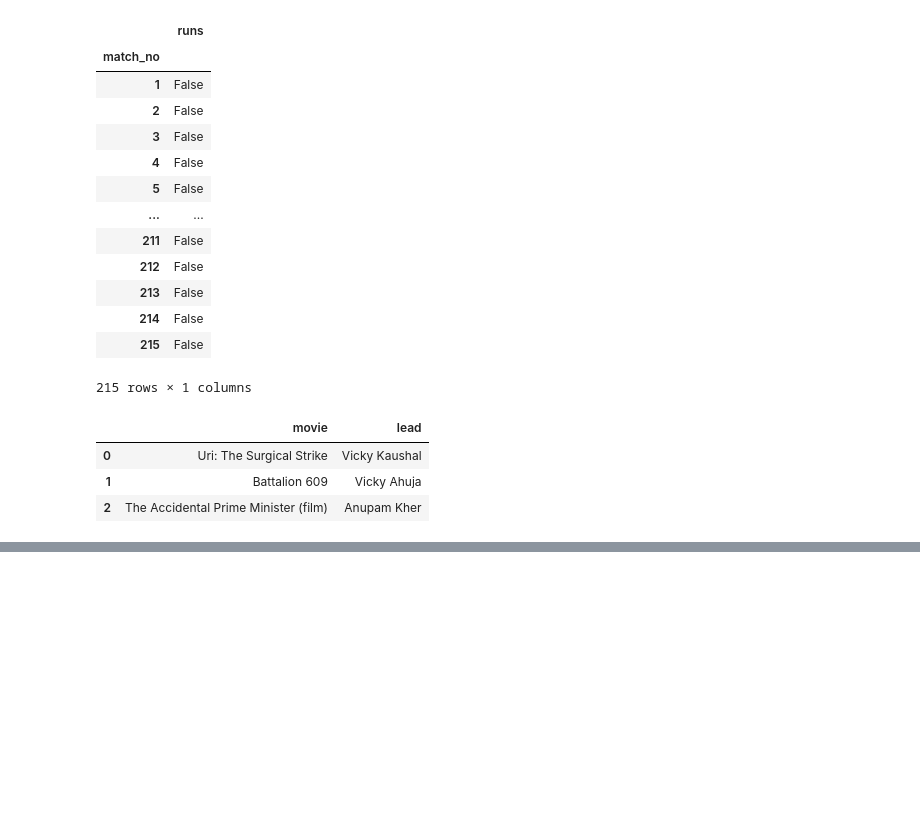
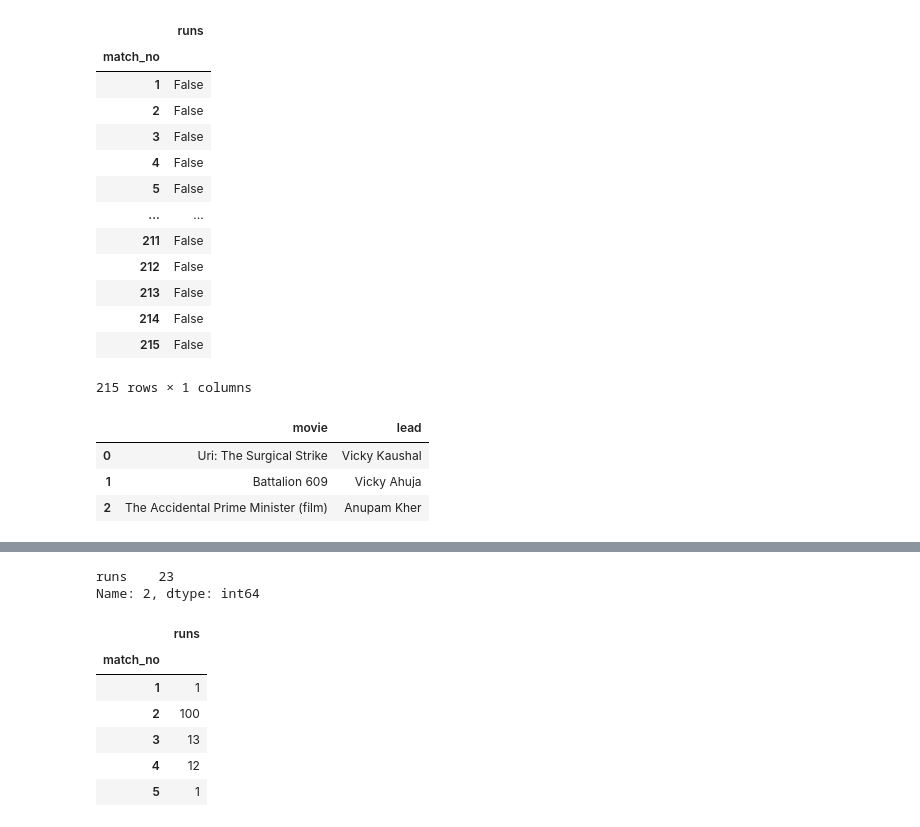
Before and after one commit to aayushmanz/Python-for-ML, a Jupyter notebook: Pandas in Python/Plot and Series Methods in Pandas.ipynb, the cells around one changed output, grey strips where cells are left out. Saved outputs shown, nothing was run; the diff lists cells and outputs as text; code cells hidden in the pictures; blank space fills up the shorter version.

```diff
--- a/Pandas in Python/Plot and Series Methods in Pandas.ipynb
+++ b/Pandas in Python/Plot and Series Methods in Pandas.ipynb
@@ -257,0 +314,22 @@ Name: lead, Length: 1500, dtype: str
+# %%
+# copy :
+vk = pd.read_csv('/workspaces/Python-for-ML/Database from Kaggle/kohli_ipl.csv')
+vk = vk.squeeze()
+new = vk.head()
+new.set_index('match_no',inplace=True)
+# %%
+new.iloc[1]
+# %% [output]
+runs    23
+Name: 2, dtype: int64
+# %%
+new.iloc[1]=100
+new
+# %% [output]
+|  | runs |
+| match_no |  |
+| 1 | 1 |
+| 2 | 100 |
+| 3 | 13 |
+| 4 | 12 |
+| 5 | 1 |
```
Also changed, not shown: parts of 12 cells of this notebook.
